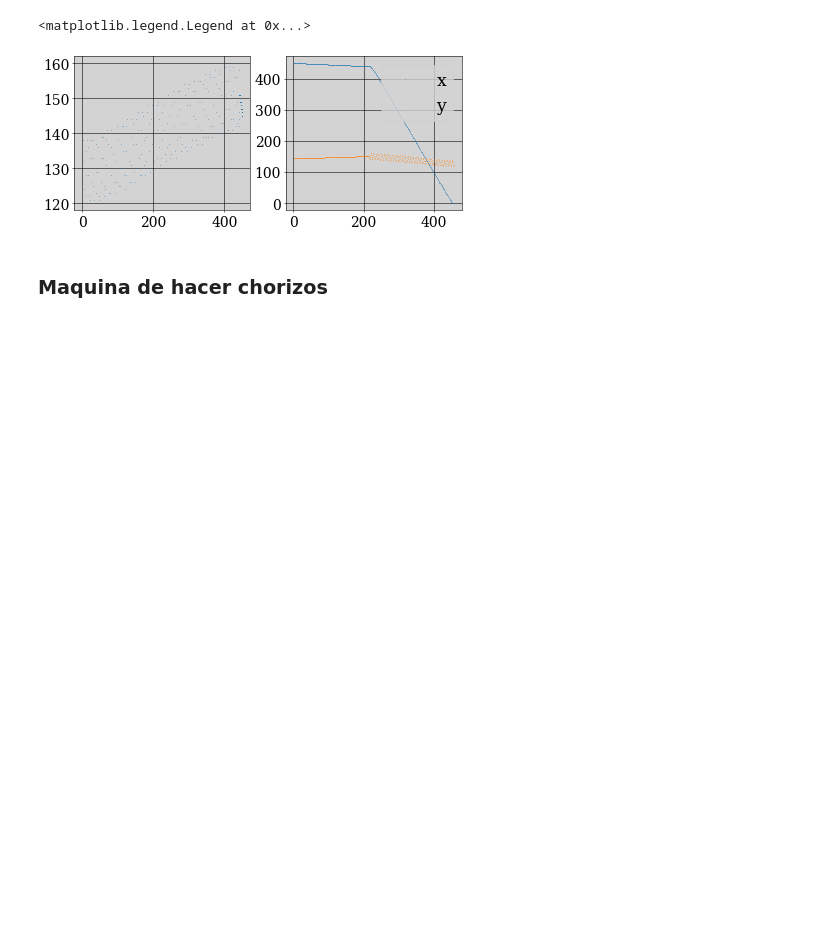
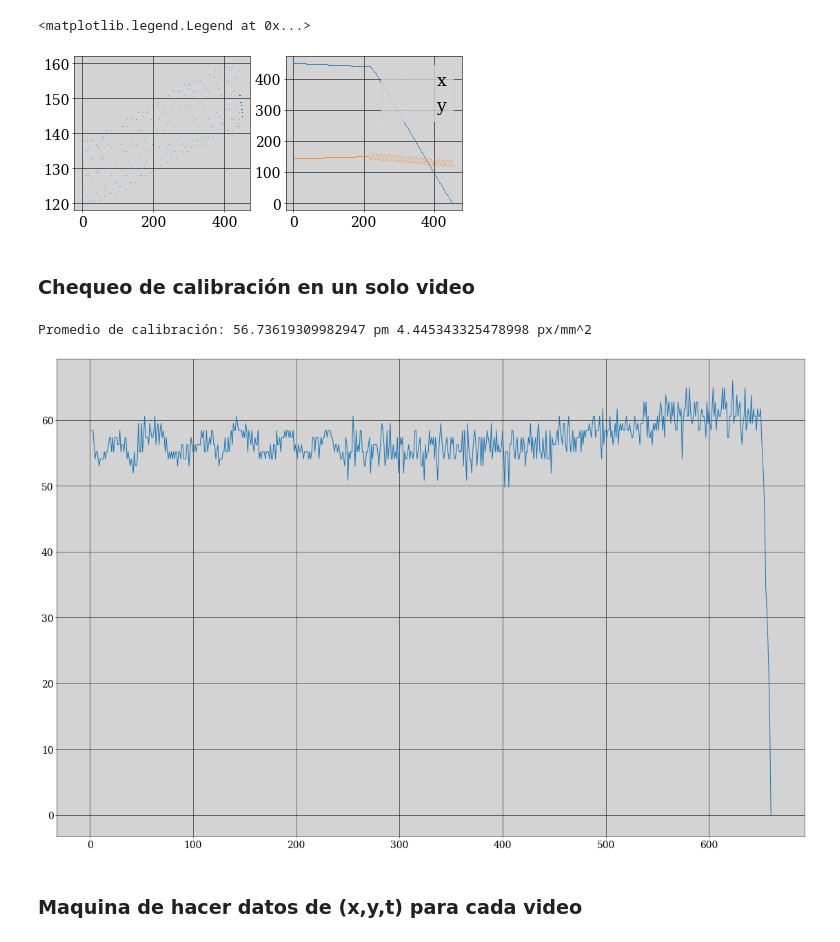
Before and after one commit to gardianc/Nado-ondulatorio, a Jupyter notebook: tracking.ipynb, the cells around one changed output. Drawn from its saved outputs; the diff is of its cells as text; code cells hidden in the pictures; blank space fills up the shorter version.

```diff
--- a/tracking.ipynb
+++ b/tracking.ipynb
@@ -207 +222,3 @@ lim = [319, 1009, 205, 505]
 t = track_TAIL(video, lim)
+# %% [markdown]
+### Chequeo de calibración en un solo video
@@ -208,5 +227,50 @@ t = track_TAIL(video, lim)
+# %%
+vs = cv.VideoCapture('videos/ECO20-45mm-1,50Vpp-7,33Hz.mp4')
+#lim = [319, 1009, 205, 505]
+lim = [319, 950, 250, 505]
+
+# Crea las listas vacias que van a ser nuestras mediciones
+pos_x = []
+pos_y = []
+calibracion = []
+
+frame_count = vs.get(7)
+tiempo = [f for f in range(1, int(frame_count))]
+
+while(vs.isOpened()):
+    ret, frame = vs.read()
+
+    if ret:
+        frame = cortar(frame, lim)
+        frame_bn = binarize(gris(frame))
+        mask = frame_bn>0
+        frame_bn = remove_small_holes(mask,10)*255
+        number_of_pixels = frame_bn[frame_bn==0].size
+        px_per_mm2 = number_of_pixels / MM2_CALIBRATION #number_of_pixels puede ser 0 entonces tomamos px_per_mm2
+        calibracion.append(px_per_mm2)
+        try:
+            x, y, x_head, y_head = find(frame_bn)
+            pos_x.append(x_head)
+            pos_y.append(y_head)
+            if True:
+                frame[y, x] = [0, 255, 0]
+                frame = cv.circle(frame, (x_head, y_head), radius=1, color=(0, 0, 255), thickness=-1)
+                cv.imshow('frame', frame)
+        except:
+            break
+        if cv.waitKey(1) & 0xFF == ord('q'):
+            break
+    else:
+        break
+cv.destroyAllWindows()
+plt.plot(tiempo[:len(calibracion)],calibracion)
+
+print(f'Promedio de calibración: {np.mean(calibracion)} pm {np.std(calibracion)} px/mm^2')
+# %% [output]
+Promedio de calibración: 56.73619309982947 pm 4.445343325478998 px/mm^2
+[figure, added]
 # %% [markdown]
-### Maquina de hacer chorizos
+### Maquina de hacer datos de (x,y,t) para cada video
 # %%
 import os
 
```
Also changed, not shown: parts of 12 cells of this notebook, 1 other file.
